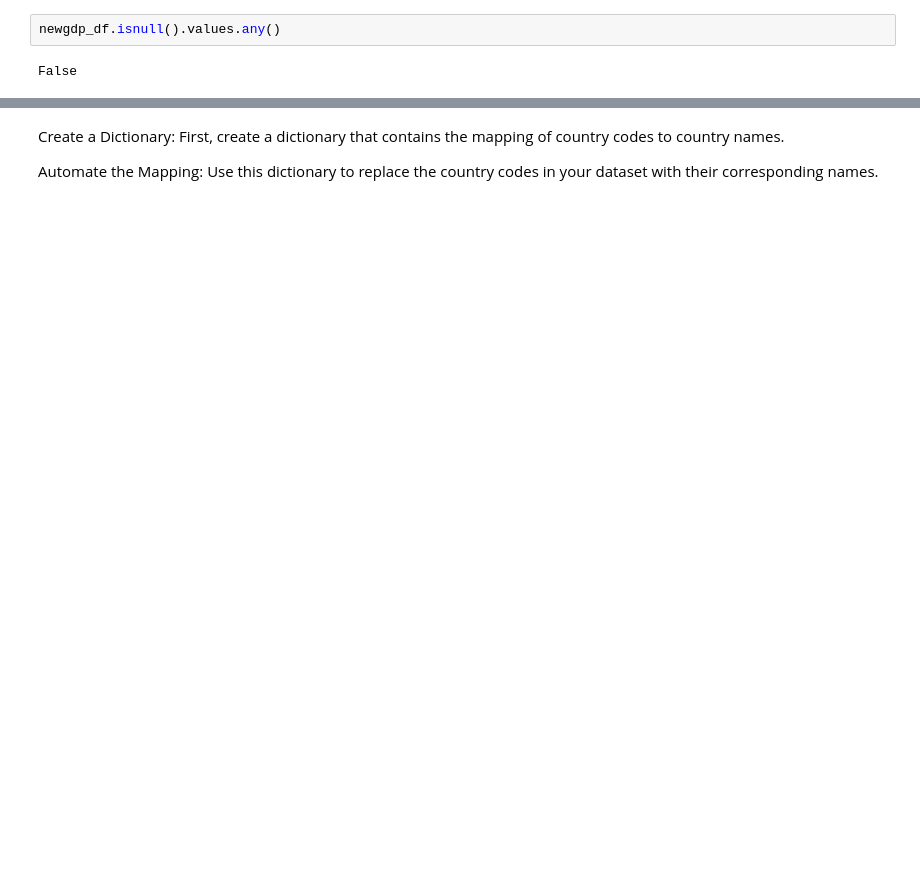
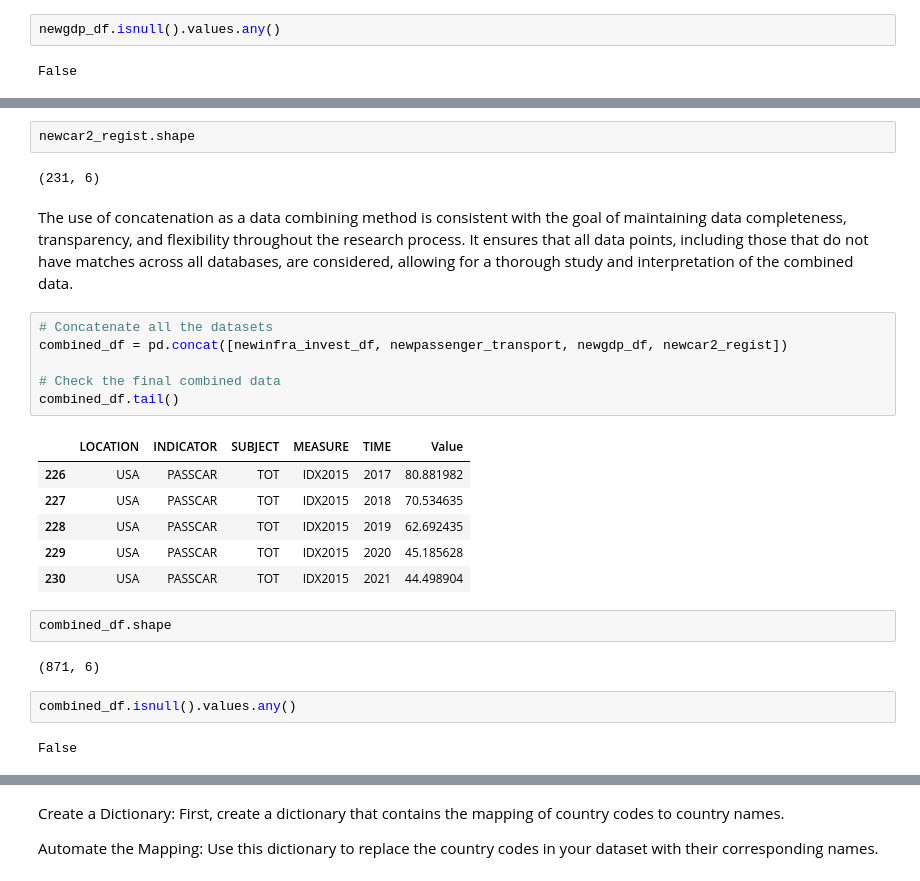
Before and after one commit to rosilenedasilva/public-transport-sentiment-analysis-insights, a Jupyter notebook: MSC_DA_CA2_transport_infra.ipynb, the cells around one changed output, grey strips where cells are left out. Saved outputs shown, nothing was run; the diff lists cells and outputs as text; blank space fills up the shorter version.

```diff
--- a/MSC_DA_CA2_transport_infra.ipynb
+++ b/MSC_DA_CA2_transport_infra.ipynb
@@ -505,0 +522,27 @@ newcar_regist.head(2)
+# %%
+newcar2_regist.shape
+# %% [output]
+(231, 6)
+# %% [markdown]
+The use of concatenation as a data combining method is consistent with the goal of maintaining data completeness, transparency, and flexibility throughout the research process. It ensures that all data points, including those that do not have matches across all databases, are considered, allowing for a thorough study and interpretation of the combined data.
+# %%
+# Concatenate all the datasets
+combined_df = pd.concat([newinfra_invest_df, newpassenger_transport, newgdp_df, newcar2_regist])
+
+# Check the final combined data
+combined_df.tail()
+# %% [output]
+|  | LOCATION | INDICATOR | SUBJECT | MEASURE | TIME | Value |
+| 226 | USA | PASSCAR | TOT | IDX2015 | 2017 | 80.881982 |
+| 227 | USA | PASSCAR | TOT | IDX2015 | 2018 | 70.534635 |
+| 228 | USA | PASSCAR | TOT | IDX2015 | 2019 | 62.692435 |
+| 229 | USA | PASSCAR | TOT | IDX2015 | 2020 | 45.185628 |
+| 230 | USA | PASSCAR | TOT | IDX2015 | 2021 | 44.498904 |
+# %%
+combined_df.shape
+# %% [output]
+(871, 6)
+# %%
+combined_df.isnull().values.any()
+# %% [output]
+False
```
Also changed, not shown: parts of 49 cells of this notebook.
